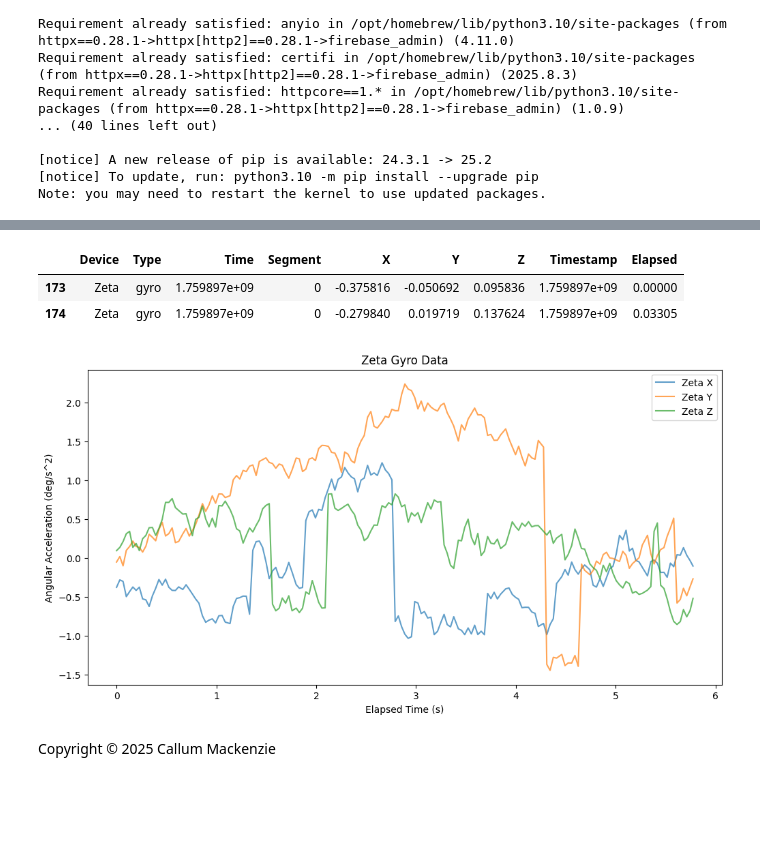
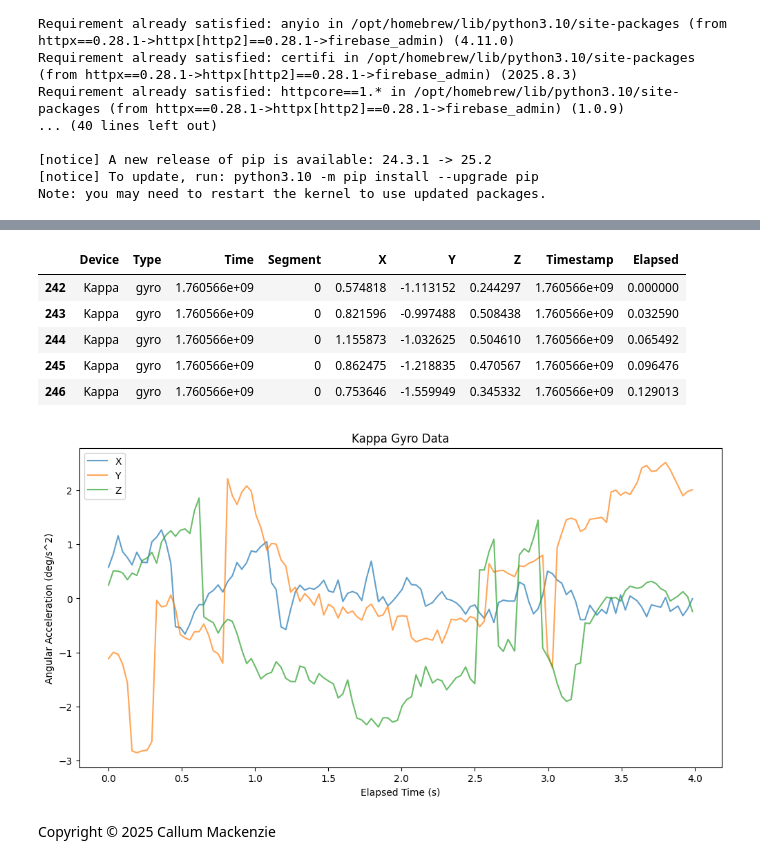
Before and after one commit to Fitintel/fitnet-ml, a Jupyter notebook: test-analysis.ipynb, the cells around one changed output, grey strips where cells are left out. Saved outputs shown, nothing was run; the diff lists cells and outputs as text; code cells hidden in the pictures; blank space fills up the shorter version.

```diff
--- a/test-analysis.ipynb
+++ b/test-analysis.ipynb
@@ -97,30 +95,34 @@ df
 # %%
 # Visualize IMU data of a given type
 
+devname = "Kappa"
+
 gyro = df[df['Type'] == 'gyro']
-zeta = df[df['Device'] == 'Zeta'].copy()
-zeta_gyro = zeta[zeta['Type'] == 'gyro'].copy()
-earliest = zeta_gyro['Time'].min()
-zeta_gyro['Elapsed'] = zeta_gyro['Time'] - earliest
+dev = gyro[gyro['Device'] == devname].copy()
+earliest = dev['Time'].min()
+dev['Elapsed'] = dev['Time'] - earliest
 
-zeta_gyro.head(2)
+dev.head()
 # %% [output]
 |  | Device | Type | Time | Segment | X | Y | Z | Timestamp | Elapsed |
-| 173 | Zeta | gyro | 1.759897e+09 | 0 | -0.375816 | -0.050692 | 0.095836 | 1.759897e+09 | 0.00000 |
-| 174 | Zeta | gyro | 1.759897e+09 | 0 | -0.279840 | 0.019719 | 0.137624 | 1.759897e+09 | 0.03305 |
+| 242 | Kappa | gyro | 1.760566e+09 | 0 | 0.574818 | -1.113152 | 0.244297 | 1.760566e+09 | 0.000000 |
+| 243 | Kappa | gyro | 1.760566e+09 | 0 | 0.821596 | -0.997488 | 0.508438 | 1.760566e+09 | 0.032590 |
+| 244 | Kappa | gyro | 1.760566e+09 | 0 | 1.155873 | -1.032625 | 0.504610 | 1.760566e+09 | 0.065492 |
+| 245 | Kappa | gyro | 1.760566e+09 | 0 | 0.862475 | -1.218835 | 0.470567 | 1.760566e+09 | 0.096476 |
+| 246 | Kappa | gyro | 1.760566e+09 | 0 | 0.753646 | -1.559949 | 0.345332 | 1.760566e+09 | 0.129013 |
 # %%
 import matplotlib.pyplot as plt
 
 plt.figure(figsize=(12, 6))
-plt.plot(zeta_gyro['Elapsed'], zeta_gyro['X'], label='Zeta X', alpha=0.7)
-plt.plot(zeta_gyro['Elapsed'], zeta_gyro['Y'], label='Zeta Y', alpha=0.7)
-plt.plot(zeta_gyro['Elapsed'], zeta_gyro['Z'], label='Zeta Z', alpha=0.7)
-plt.title('Zeta Gyro Data')
+plt.plot(dev['Elapsed'], dev['X'], label='X', alpha=0.7)
+plt.plot(dev['Elapsed'], dev['Y'], label='Y', alpha=0.7)
+plt.plot(dev['Elapsed'], dev['Z'], label='Z', alpha=0.7)
+plt.title(devname + ' Gyro Data')
 plt.xlabel('Elapsed Time (s)')
 plt.ylabel('Angular Acceleration (deg/s^2)')
 plt.legend()
 plt.show()
 # %% [output]
-[figure, old version]
+[figure, new version]
 # %% [markdown]
 Copyright © 2025 Callum Mackenzie
```
Also changed, not shown: parts of 2 cells of this notebook.
